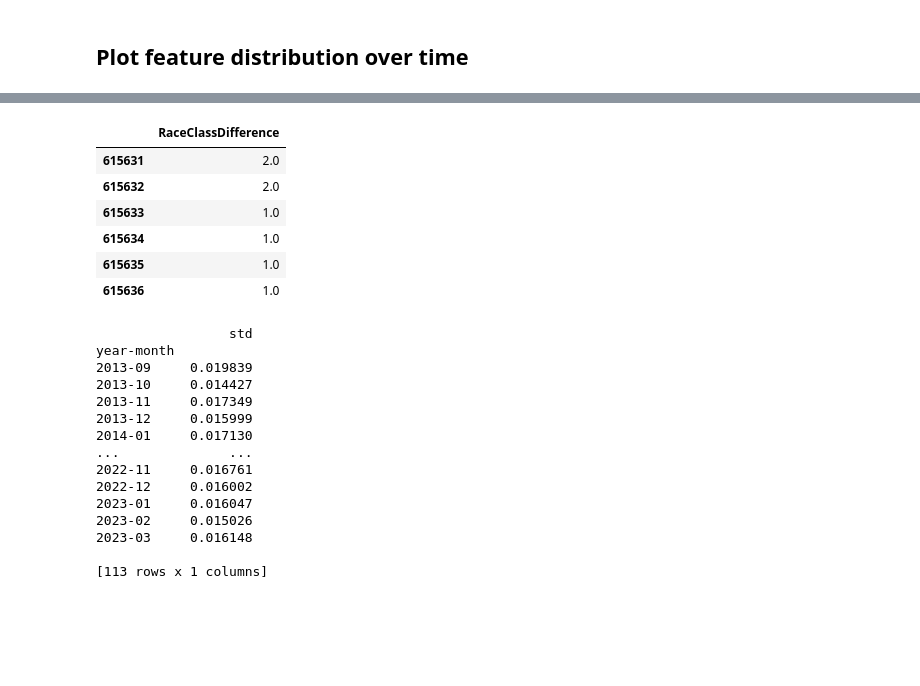
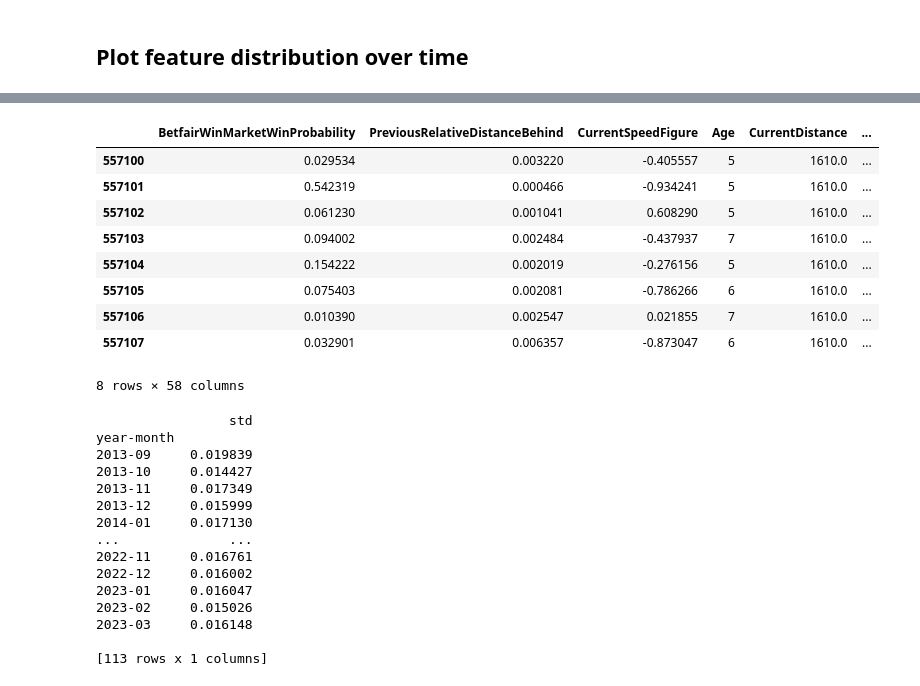
Before and after one commit to Dateb/WageringSystem, a Jupyter notebook: notebooks/EDA.ipynb, the cells around one changed output, grey strips where cells are left out. Saved outputs shown, nothing was run; the diff lists cells and outputs as text; code cells hidden in the pictures; blank space fills up the shorter version.

```diff
--- a/notebooks/EDA.ipynb
+++ b/notebooks/EDA.ipynb
@@ -24,13 +24,16 @@ races_df
-# %%
-races_df[races_df["race_id"] == 4741155][["RaceClassDifference"]]
-# %% [output]
-|  | RaceClassDifference |
-| 615631 | 2.0 |
-| 615632 | 2.0 |
-| 615633 | 1.0 |
-| 615634 | 1.0 |
-| 615635 | 1.0 |
-| 615636 | 1.0 |
+# %%
+races_df[races_df["race_id"] == 5752117][['BetfairWinMarketWinProbability', 'PreviousRelativeDistanceBehind', 'CurrentSpeedFigure', 'Age', 'CurrentDistance', 'HasTrackChanged', 'CurrentRaceType', 'PulledUpPreviousRace', 'WeightAllowanceExtractor', 'AgeFrom', 'AgeTo', 'HasVisor', 'HasHood', 'HasCheekPieces', 'OneYearStartCount', 'HasFewStartsInTwoYears', 'HorseWinRate', 'JockeyWinRate', 'TrainerWinRate', 'OwnerWinRate', 'DamSireWinRate', 'HorseTrainerWinRate', 'HorseBreederWinRate', 'JockeySurfaceWinRate', 'TrainerSurfaceWinRate', 'TrainerTrackWinRate', 'HorseShowRate', 'JockeyShowRate', 'DamShowRate', 'DamSireShowRate', 'JockeyDistanceShowRate', 'JockeySurfaceShowRate', 'JockeyClassShowRate', 'TrainerDistanceShowRate', 'TrainerClassShowRate', 'JockeyPurseRate', 'TrainerPurseRate', 'DamPurseRate', 'HorseJockeyPurseRate', 'HorseTrainerPurseRate', 'HorseBreederPurseRate', 'JockeySurfacePurseRate', 'JockeyTrackPurseRate', 'TrainerDistancePurseRate', 'TrainerClassPurseRate', 'JockeyPercentageBeaten', 'TrainerPercentageBeaten', 'BreederPercentageBeaten', 'OwnerPercentageBeaten', 'SirePercentageBeaten', 'DamPercentageBeaten', 'HorseJockeyPercentageBeaten', 'JockeyDistancePercentageBeaten', 'JockeyClassPercentageBeaten', 'TrainerTrackPercentageBeaten', 'DayOfYearCos', 'CurrentRaceTypeDetail', 'WeightAdvantage']]
+# %% [output]
+|  | BetfairWinMarketWinProbability | PreviousRelativeDistanceBehind | CurrentSpeedFigure | Age | CurrentDistance | ... |
+| 557100 | 0.029534 | 0.003220 | -0.405557 | 5 | 1610.0 | ... |
+| 557101 | 0.542319 | 0.000466 | -0.934241 | 5 | 1610.0 | ... |
+| 557102 | 0.061230 | 0.001041 | 0.608290 | 5 | 1610.0 | ... |
+| 557103 | 0.094002 | 0.002484 | -0.437937 | 7 | 1610.0 | ... |
+| 557104 | 0.154222 | 0.002019 | -0.276156 | 5 | 1610.0 | ... |
+| 557105 | 0.075403 | 0.002081 | -0.786266 | 6 | 1610.0 | ... |
+| 557106 | 0.010390 | 0.002547 | 0.021855 | 7 | 1610.0 | ... |
+| 557107 | 0.032901 | 0.006357 | -0.873047 | 6 | 1610.0 | ... |
+8 rows × 58 columns
 # %%
 COLUMN_NAME = "IndustryMarketWinProbabilityDiff"
 TIME_INTERVAL = "year-month"
```
Also changed, not shown: parts of 1 cell of this notebook, 24 other files.
